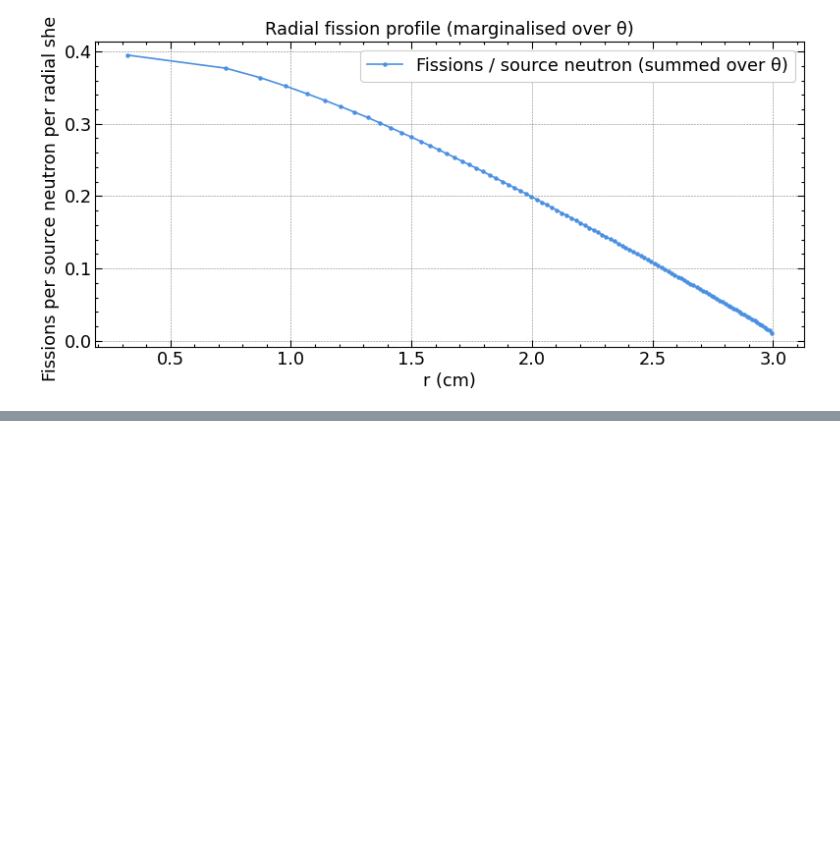
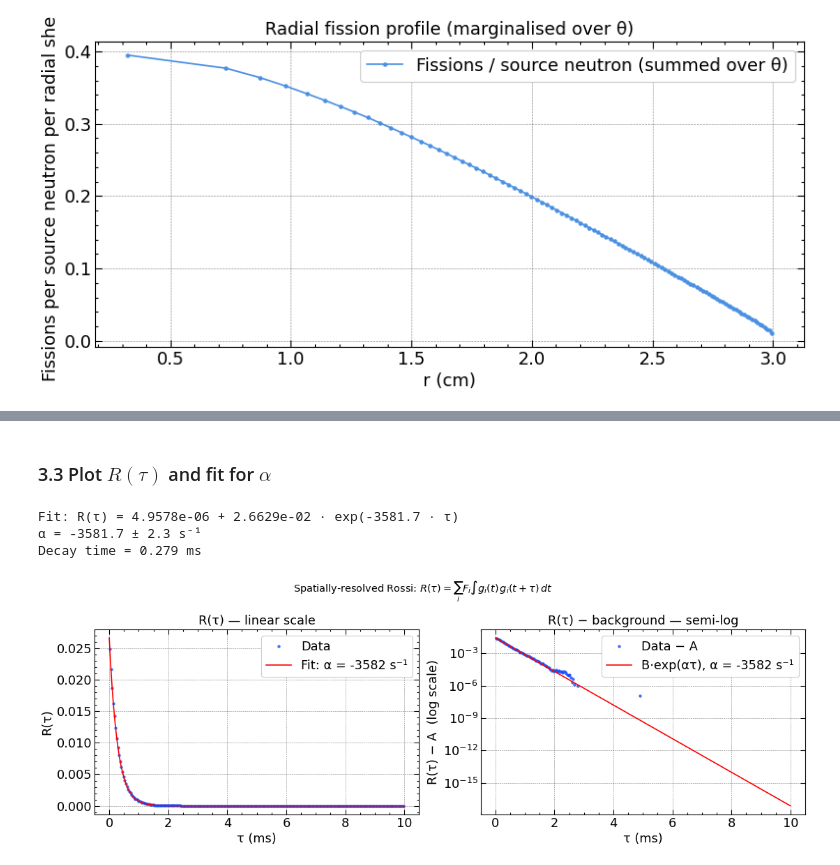
Before and after one commit to itaybnv/openmc-initiation-project, a Jupyter notebook: project/analysis/notebooks/rossi_meshing_analysis.ipynb, the cells around one changed output, grey strips where cells are left out. Saved outputs shown, nothing was run; the diff lists cells and outputs as text; code cells hidden in the pictures; blank space fills up the shorter version.

```diff
--- a/project/analysis/notebooks/rossi_meshing_analysis.ipynb
+++ b/project/analysis/notebooks/rossi_meshing_analysis.ipynb
@@ -239,0 +247,19 @@ plt.show()
+# %%
+import h5py
+
+with h5py.File(RESULTS_DIR / "collision_track.h5", "r") as f:
+    track = f["collision_track_bank"][()]
+
+det_times = track["time"]
+det_parent_ids = track["parent_id"]
+
+# Map each detection to its source mesh cell (OpenMC uses 1-based particle IDs)
+det_cell_ids = mesh_ids[det_parent_ids - 1]
+
+# Fission rate per cell (flat array, same indexing as mesh_ids)
+F = mean  # already loaded from statepoint: fissions / source / cell
+
+n_cells = N_RADIAL * N_THETA
+print(f"Total detection events: {len(det_times):,}")
+print(f"Unique source cells with detections: {len(np.unique(det_cell_ids)):,} / {n_cells:,}")
+print(f"Detection time range: {det_times.min():.3e} – {det_times.max():.3e} s")
@@ -239,0 +319,53 @@ plt.show()
+# %% [markdown]
+### 3.3 Plot $R(\tau)$ and fit for $\alpha$
+# %%
+from scipy.optimize import curve_fit
+
+def rossi_model(tau, A, B, alpha):
+    """A + B * exp(alpha * tau), with alpha < 0 for decay."""
+    return A + B * np.exp(alpha * tau)
+
+# Fit — initial guesses
+p0 = [R_tau[-1], R_tau[0] - R_tau[-1], -500.0]
+popt, pcov = curve_fit(rossi_model, tau_centers, R_tau, p0=p0, maxfev=10000)
+A_fit, B_fit, alpha_fit = popt
+perr = np.sqrt(np.diag(pcov))
+
+print(f"Fit: R(τ) = {A_fit:.4e} + {B_fit:.4e} · exp({alpha_fit:.1f} · τ)")
+print(f"α = {alpha_fit:.1f} ± {perr[2]:.1f} s⁻¹")
+print(f"Decay time = {-1/alpha_fit*1e3:.3f} ms")
+
+tau_fine = np.linspace(0, TAU_MAX, 1000)
+
+fig, axes = plt.subplots(1, 2, figsize=(14, 5), dpi=80)
+
+# Linear scale
+axes[0].plot(tau_centers * 1e3, R_tau, "o", ms=3, alpha=0.7, label="Data")
+axes[0].plot(tau_fine * 1e3, rossi_model(tau_fine, *popt), "r-", lw=1.5,
+             label=f"Fit: α = {alpha_fit:.0f} s⁻¹")
+axes[0].set_xlabel("τ (ms)")
+axes[0].set_ylabel("R(τ)")
+axes[0].set_title("R(τ) — linear scale")
+axes[0].legend()
+
+# Log scale (subtract background)
+R_corr = R_tau - A_fit
+R_corr_pos = np.where(R_corr > 0, R_corr, np.nan)
+axes[1].semilogy(tau_centers * 1e3, R_corr_pos, "o", ms=3, alpha=0.7, label="Data − A")
+axes[1].semilogy(tau_fine * 1e3, rossi_model(tau_fine, 0, B_fit, alpha_fit),
+                 "r-", lw=1.5, label=f"B·exp(ατ), α = {alpha_fit:.0f} s⁻¹")
+axes[1].set_xlabel("τ (ms)")
+axes[1].set_ylabel("R(τ) − A  (log scale)")
+axes[1].set_title("R(τ) − background — semi-log")
+axes[1].legend()
+
+plt.suptitle(r"Spatially-resolved Rossi: $R(\tau) = \sum_i F_i \int g_i(t)\, g_i(t+\tau)\, dt$",
+             fontsize=13)
+plt.tight_layout()
+plt.savefig(FIGURES_DIR / "rossi_correlation.png", dpi=300, bbox_inches="tight")
+plt.show()
+# %% [output]
+Fit: R(τ) = 4.9578e-06 + 2.6629e-02 · exp(-3581.7 · τ)
+α = -3581.7 ± 2.3 s⁻¹
+Decay time = 0.279 ms
+[figure, added]
```
Also changed, not shown: parts of 7 cells of this notebook, 2 other files.
